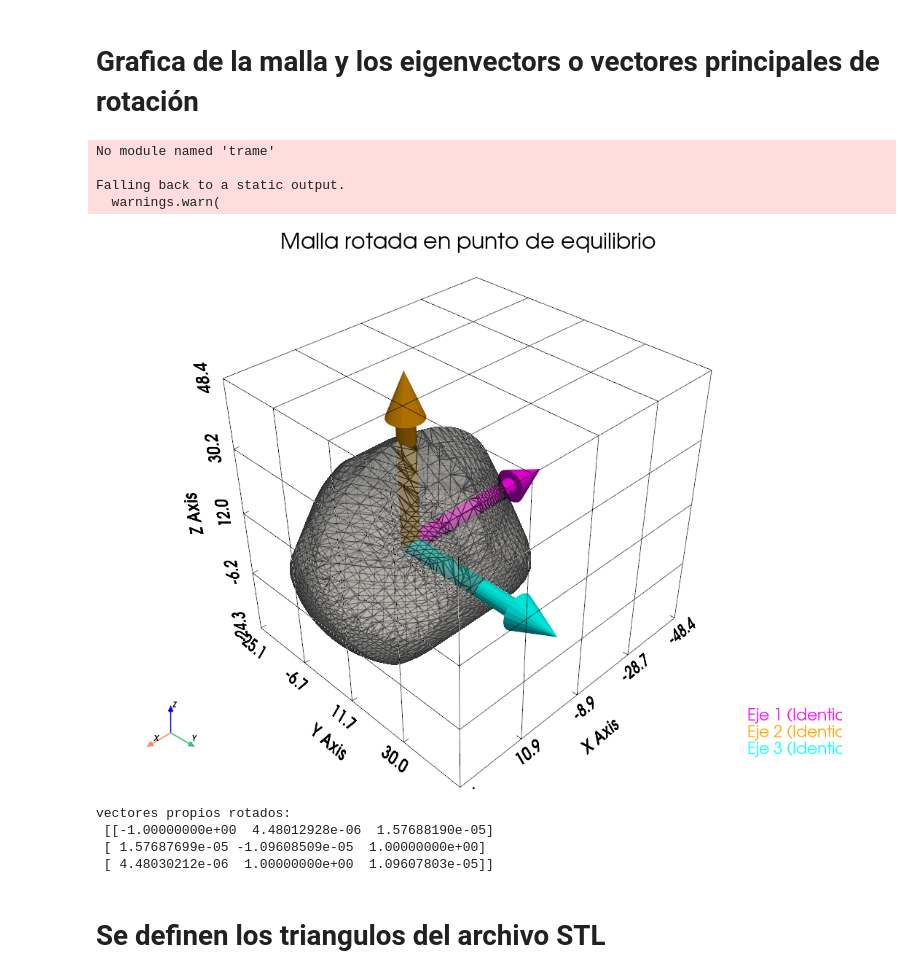
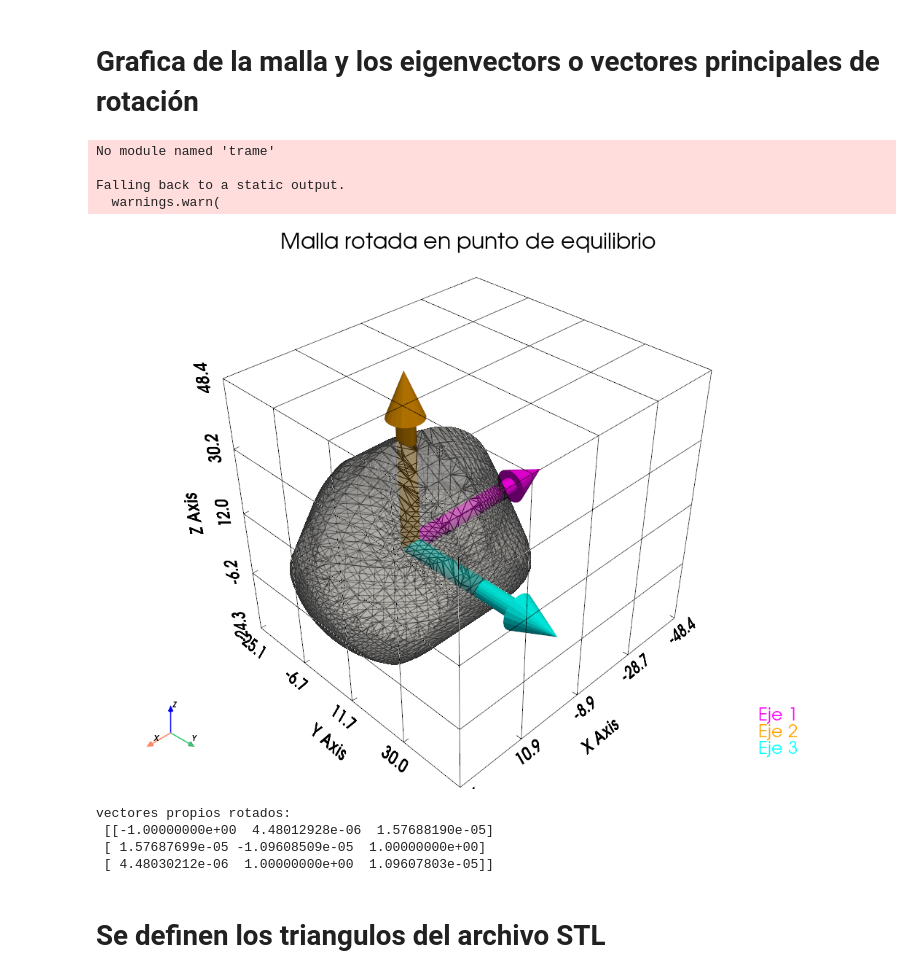
Before and after one commit to D4vidGarcia/TareasRetos25A, a Jupyter notebook: Codigos/Tratamiento_3D_Optimizado.ipynb, the cells around one changed output. Drawn from its saved outputs; the diff is of its cells as text; code cells hidden in the pictures.

```diff
--- a/Codigos/Tratamiento_3D_Optimizado.ipynb
+++ b/Codigos/Tratamiento_3D_Optimizado.ipynb
@@ -98,37 +98,37 @@ for i in range(3):
     plotter.add_mesh(arrow, color=colors_identity[i], label=f'Eje {i+1} (Identidad)')
 
 # Configurar visualización
 plotter.set_background('white')
 plotter.add_axes()
 plotter.show_bounds(grid='front', location='outer')
 
 # Título más separado de la malla (arriba centrado)
 plotter.add_text("Malla rotada en punto de equilibrio", position='upper_edge', font_size=12, color='black')
 
 # Mostrar leyenda en parte inferior derecha
 plotter.add_legend(
     labels=[
-        ("Eje 1 (Identidad)", "magenta"),
-        ("Eje 2 (Identidad)", "orange"),
-        ("Eje 3 (Identidad)", "cyan"),
+        ("Eje 1", "magenta"),
+        ("Eje 2", "orange"),
+        ("Eje 3", "cyan"),
     ],
     bcolor='white',
     border=True,
     size=(0.2, 0.1),
     loc='lower right'
 )
 
 # Mostrar visualización
 plotter.show()
 
 # Mostrar vectores rotados por consola
 print("vectores propios rotados:\n", rotated_eigvecs)
 # %% [output]
 No module named 'trame'
 
 Falling back to a static output.
   warnings.warn(
-[figure, old version]
+[figure, new version]
 vectores propios rotados:
  [[-1.00000000e+00  4.48012928e-06  1.57688190e-05]
  [ 1.57687699e-05 -1.09608509e-05  1.00000000e+00]
```
Also changed, not shown: 2 other files.
